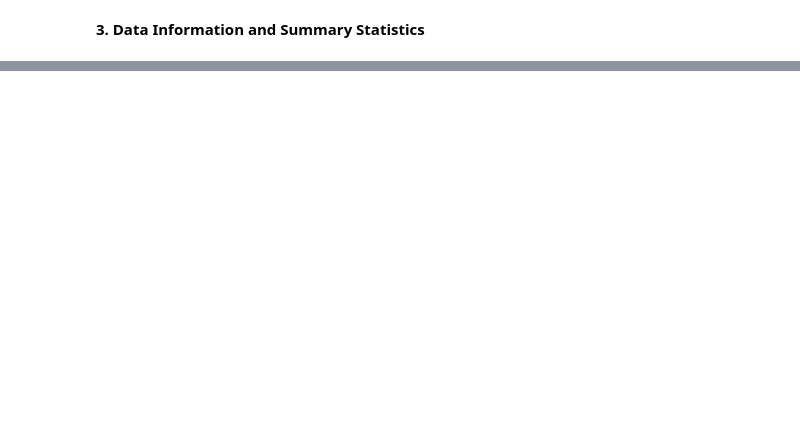
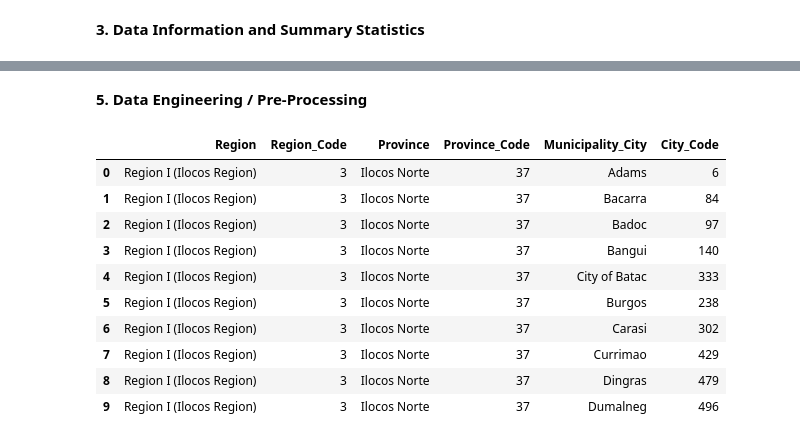
Before and after one commit to Mariopogi/Machine-Learning-Program-Exercises-Group-5-BSIT-2A, a Jupyter notebook: Regression.ipynb, the cells around one changed output, grey strips where cells are left out. Saved outputs shown, nothing was run; the diff lists cells and outputs as text; code cells hidden in the pictures; blank space fills up the shorter version.

```diff
--- a/Regression.ipynb
+++ b/Regression.ipynb
@@ -70,0 +111,6 @@ df.head(10)
+# %%
+# Format numerical outputs to display full numbers with commas instead of scientific notations
+pd.set_option('display.float_format', '{:,.0f}'.format)
+
+# Get Summary Statistics for Numeric Columns
+df.describe()
@@ -70,0 +175,17 @@ df.head(10)
+# %%
+# Clean text data by removing leading/trailing spaces
+df['Region'] = df['Region'].str.strip()
+df['Province'] = df['Province'].str.strip()
+df['Municipality_City'] = df['Municipality_City'].str.strip()
+
+# Display first 10 rows confirm text fields look clean and consistent
+display(df[['Region', 'Province', 'Municipality_City']].head(10))
+
+# Check if there are still rows with leading/trailing spaces after cleaning
+df[
+    (df['Region'] != df['Region'].str.strip()) |
+    (df['Province'] != df['Province'].str.strip()) |
+    (df['Municipality_City'] != df['Municipality_City'].str.strip())
+]
+
+# Output will be an empty table meaning all spaces were successfully removed
@@ -70,0 +232,30 @@ df.head(10)
+# %% [markdown]
+**5. Data Engineering / Pre-Processing**
+# %%
+# Import LabelEncoder to convert text labels (words) into numeric codes t be usead in machine learning or statistical analysis
+from sklearn.preprocessing import LabelEncoder
+
+# Create separate encoders for each categorical column
+region_encoder = LabelEncoder()
+province_encoder = LabelEncoder()
+city_encoder = LabelEncoder()
+
+# Fit and transform each column independently
+df['Region_Code'] = region_encoder.fit_transform(df['Region'])
+df['Province_Code'] = province_encoder.fit_transform(df['Province'])
+df['City_Code'] = city_encoder.fit_transform(df['Municipality_City'])
+
+# Display a sample of encoded data (first 10 rows)
+display(df[['Region', 'Region_Code', 'Province', 'Province_Code', 'Municipality_City', 'City_Code']].head(10))
+# %% [output]
+|  | Region | Region_Code | Province | Province_Code | Municipality_City | City_Code |
+| 0 | Region I (Ilocos Region) | 3 | Ilocos Norte | 37 | Adams | 6 |
+| 1 | Region I (Ilocos Region) | 3 | Ilocos Norte | 37 | Bacarra | 84 |
+| 2 | Region I (Ilocos Region) | 3 | Ilocos Norte | 37 | Badoc | 97 |
+| 3 | Region I (Ilocos Region) | 3 | Ilocos Norte | 37 | Bangui | 140 |
+| 4 | Region I (Ilocos Region) | 3 | Ilocos Norte | 37 | City of Batac | 333 |
+| 5 | Region I (Ilocos Region) | 3 | Ilocos Norte | 37 | Burgos | 238 |
+| 6 | Region I (Ilocos Region) | 3 | Ilocos Norte | 37 | Carasi | 302 |
+| 7 | Region I (Ilocos Region) | 3 | Ilocos Norte | 37 | Currimao | 429 |
+| 8 | Region I (Ilocos Region) | 3 | Ilocos Norte | 37 | Dingras | 479 |
+| 9 | Region I (Ilocos Region) | 3 | Ilocos Norte | 37 | Dumalneg | 496 |
```
Also changed, not shown: parts of 16 cells of this notebook.
